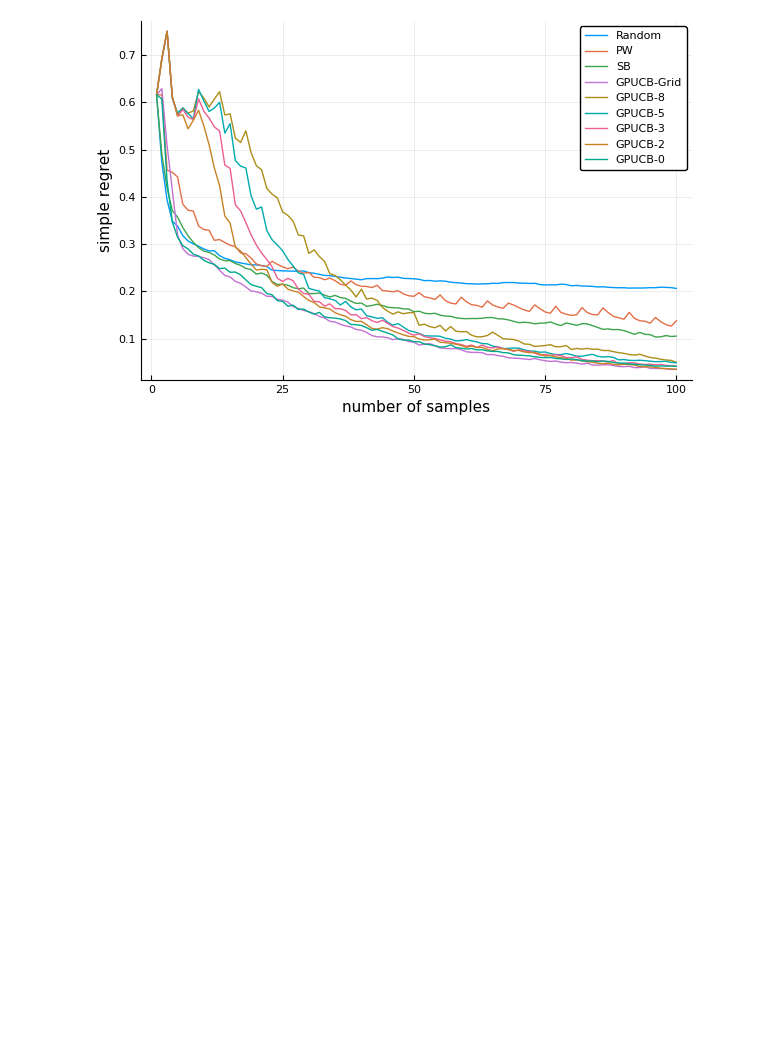
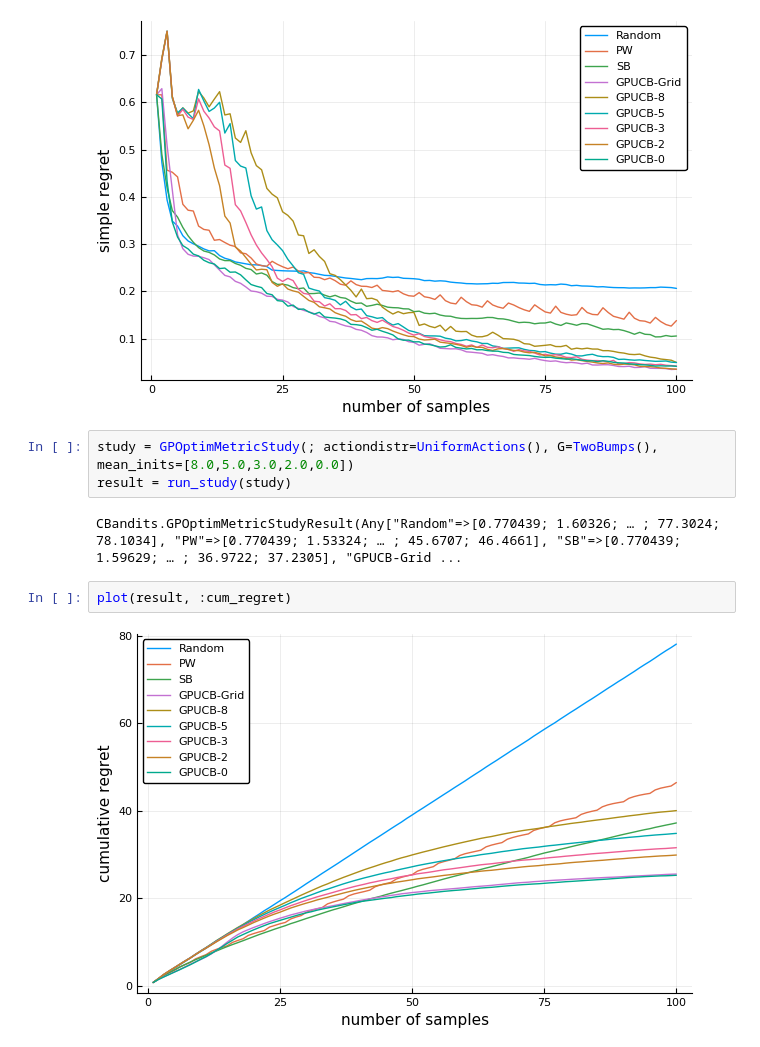
Before and after one commit to rcnlee/CBandits.jl, a Jupyter notebook: notebooks/GPUCB-Optim.ipynb, the cells around one changed output. Saved outputs shown, nothing was run; the diff lists cells and outputs as text; blank space fills up the shorter version.

Commit message:
refactor to use plot recipes, in prep for testing on 2D functions

```diff
--- a/notebooks/GPUCB-Optim.ipynb
+++ b/notebooks/GPUCB-Optim.ipynb
@@ -247,3 +247,12 @@ plot(result, :cum_regret)
 plot(result, :simple_regret)
 # %% [output]
 [figure]
+# %%
+study = GPOptimMetricStudy(; actiondistr=UniformActions(), G=TwoBumps(), mean_inits=[8.0,5.0,3.0,2.0,0.0])
+result = run_study(study)
+# %% [output]
+CBandits.GPOptimMetricStudyResult(Any["Random"=>[0.770439; 1.60326; … ; 77.3024; 78.1034], "PW"=>[0.770439; 1.53324; … ; 45.6707; 46.4661], "SB"=>[0.770439; 1.59629; … ; 36.9722; 37.2305], "GPUCB-Grid ...
+# %%
+plot(result, :cum_regret)
+# %% [output]
+[figure, added]
```
Also changed, not shown: parts of 4 cells of this notebook, 4 other files.
